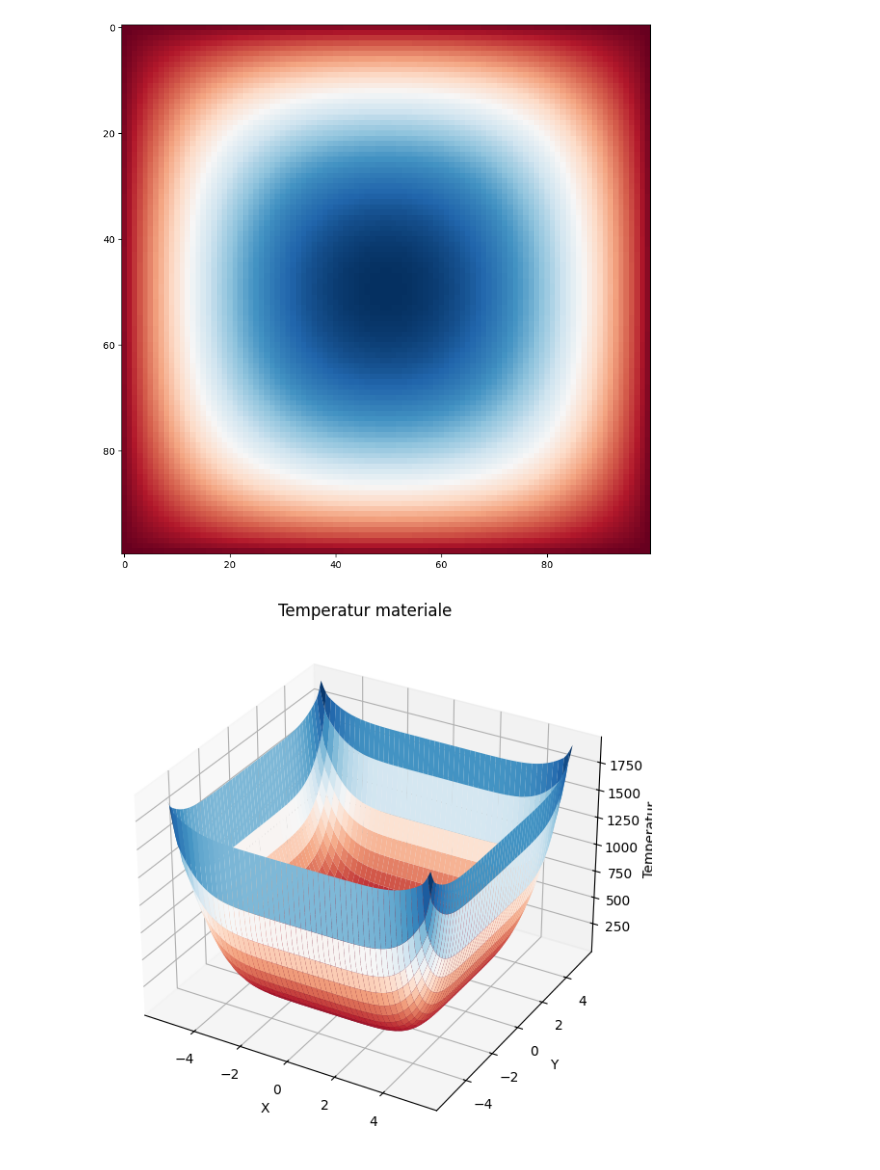
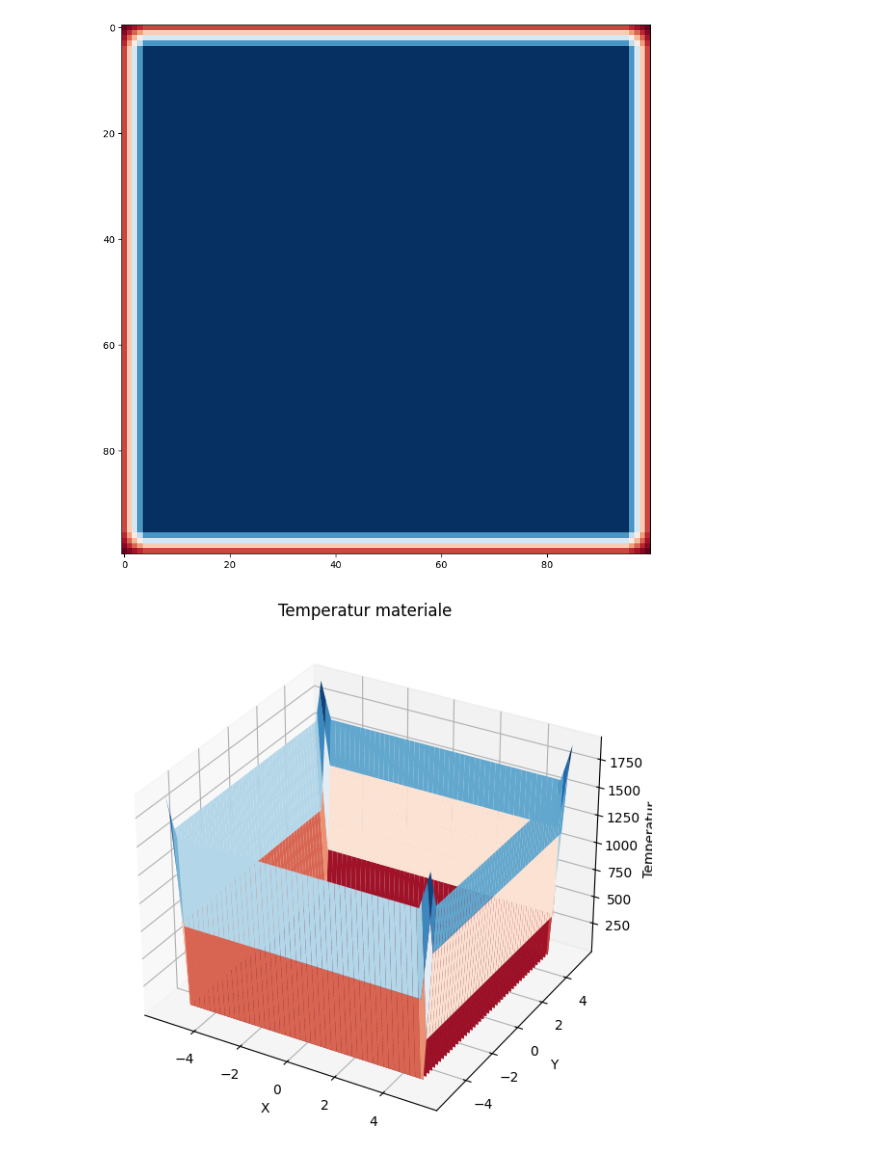
Before and after one commit to Andros06/Dirichlett2D, a Jupyter notebook: JupOppgave7.ipynb, the cells around one changed output. Saved outputs shown, nothing was run; the diff lists cells and outputs as text; code cells hidden in the pictures.

```diff
--- a/JupOppgave7.ipynb
+++ b/JupOppgave7.ipynb
@@ -21,6 +21,7 @@ def euler(f,x0,a,b,N):
 m = 100
 a = 5
 b = 5
+
 # hvor tykt er luftlaget
 c = 0.5
 
@@ -49,8 +50,12 @@ n1 = int(d/k)
 # alpha = kappa/(rho.cp); kappa er termisk konduktivitet, rho er tetthet,cp er spes. varmekap
 # alpha=1 i materialet som skal varmast og alpha=0.1 i luft
 alpha_gas = 0.1
-alphas_m = np.ones(m)
-alphas_n = np.ones(n)
+K1 = 0.45
+P = 1037.4
+Cp = 2600
+alpha_materialet = (K1/(Cp * P))
+alphas_m = np.full(m, alpha_materialet) #Setter alpha for materialet i m
+alphas_n = np.full(n, alpha_materialet) #Setter alpha for materialet i n
 alphas_m[:m1]=alpha_gas
 
 alphas_m[-m1:]=alpha_gas
@@ -89,37 +94,36 @@ Zn_r[-1] = -1/(k**2)
 def ute(x):
  return 200
 
 ute = np.vectorize(ute)
 
 F = sp.kron(ute(x[1:-1]),Zn_l) + sp.kron(ute(x[1:-1]),Zn_r) + sp.kron(Zm_l,ute(y[1:-1])) + sp.kron(Zm_r,ute(y[1:-1]))
 
 
 # Løsning
 def f(x,t):
  return A @ x - F
 
 X, Y = np.meshgrid(x[1:-1],y[1:-1])
 
 u0 = 20 + np.zeros(m*n)
 
 u, t = euler(f, u0, 0, 10, 10000)
 
 fig, ax = plt.subplots(figsize=(15,10))
 
 ims = []
 for i in range(40):
  im = ax.imshow(-np.reshape(u[100*i,:],(m,n)),cmap='RdBu', animated=True)
  if i == 0:
-    ax.imshow(-np.reshape(u[0,:],(m,n)),cmap='RdBu') # show an initial one first
+    ax.imshow(-np.reshape(u[0,:],(m,n)),cmap='RdBu')
  ims.append([im])
 
-ani = animation.ArtistAnimation(fig, ims, interval=50, blit=True,
- repeat_delay=1000)
+ani = animation.ArtistAnimation(fig, ims, interval=50, blit=True, repeat_delay=1000)
 
 HTML(ani.to_jshtml())
 # %% [output]
 [interactive output not drawn]
-[figure, old version]
+[figure, new version]
 # %%
 # 3D Plot
 fig = plt.figure(figsize=(10, 7))
@@ -131,4 +135,4 @@ ax.set_zlabel('Temperatur')
 ax.set_title('Temperatur materiale')
 plt.show()
 # %% [output]
-[figure, old version]
+[figure, new version]
```
